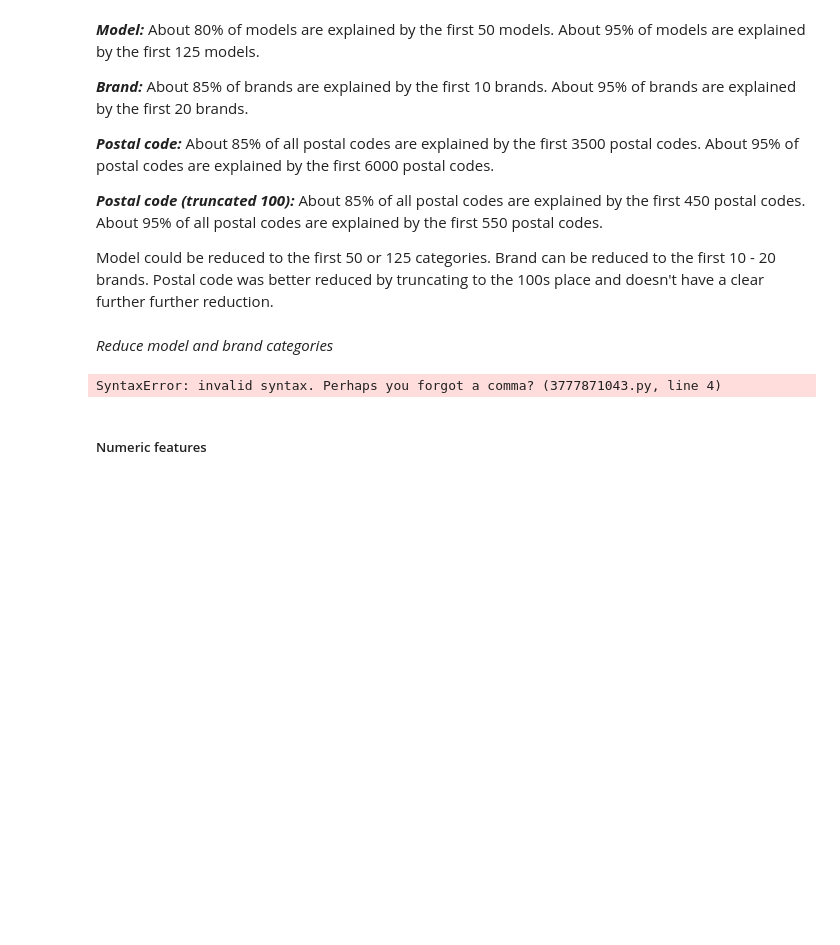
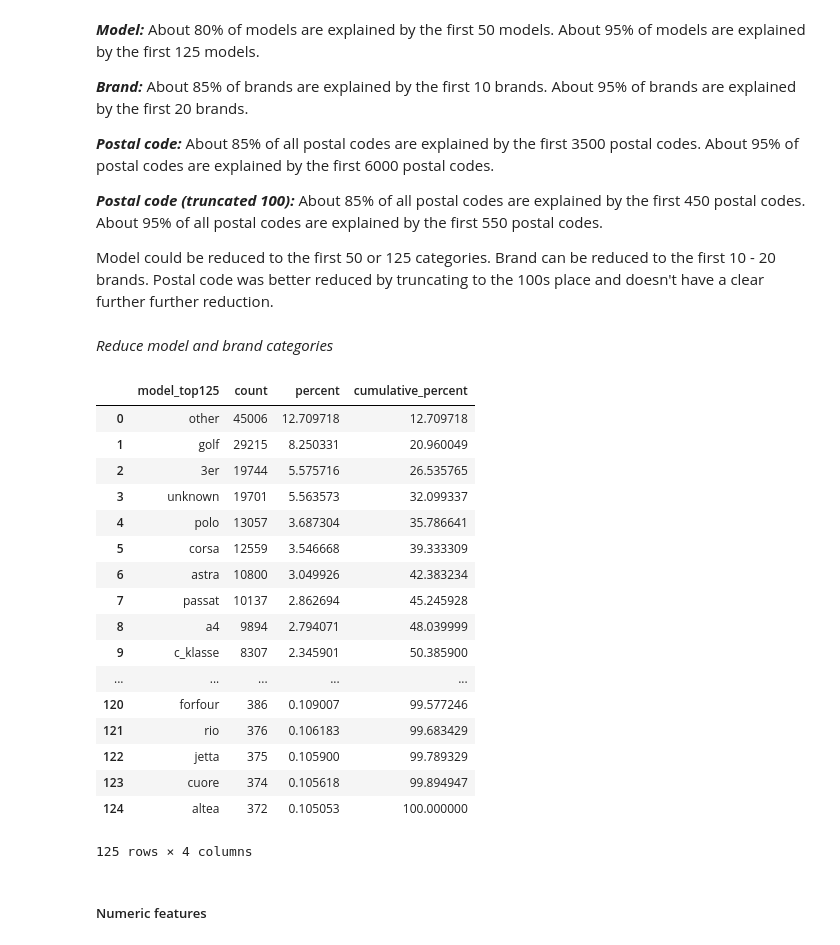
Before and after one commit to kellyshreeve/predicting-used-car-price, a Jupyter notebook: car_price_analysis.ipynb, the cells around one changed output. Drawn from its saved outputs; the diff is of its cells as text; code cells hidden in the pictures; blank space fills up the shorter version.

```diff
--- a/car_price_analysis.ipynb
+++ b/car_price_analysis.ipynb
@@ -450,11 +453,37 @@ Model could be reduced to the first 50 or 125 categories. Brand can be reduced t
 *Reduce model and brand categories*
 # %%
 # Create model feature with categories reduced to top 100 models
-top_100 = freq_model.loc[0:99, 'model']
+top_125 = freq_model.loc[0:124, 'model'].to_list()
 
-cars['model_top100'] = cars.query('model' isin top_100)
+def model_reduction(x):
+    if x in top_125:
+        return x
+    else:
+        return 'other'
+
+cars['model_top125'] = cars['model'].apply(model_reduction)
+
+freq_model_top125 = freq_table(cars, 'model_top125')
+display(freq_model_top125)
 # %% [output]
+|  | model_top125 | count | percent | cumulative_percent |
+| 0 | other | 45006 | 12.709718 | 12.709718 |
+| 1 | golf | 29215 | 8.250331 | 20.960049 |
+| 2 | 3er | 19744 | 5.575716 | 26.535765 |
+| 3 | unknown | 19701 | 5.563573 | 32.099337 |
+| 4 | polo | 13057 | 3.687304 | 35.786641 |
+| 5 | corsa | 12559 | 3.546668 | 39.333309 |
+| 6 | astra | 10800 | 3.049926 | 42.383234 |
+| 7 | passat | 10137 | 2.862694 | 45.245928 |
+| 8 | a4 | 9894 | 2.794071 | 48.039999 |
+| 9 | c_klasse | 8307 | 2.345901 | 50.385900 |
+| ... | ... | ... | ... | ... |
+| 120 | forfour | 386 | 0.109007 | 99.577246 |
+| 121 | rio | 376 | 0.106183 | 99.683429 |
+| 122 | jetta | 375 | 0.105900 | 99.789329 |
+| 123 | cuore | 374 | 0.105618 | 99.894947 |
+| 124 | altea | 372 | 0.105053 | 100.000000 |
-SyntaxError: invalid syntax. Perhaps you forgot a comma? (3777871043.py, line 4)
+125 rows × 4 columns
 # %% [markdown]
 ##### Numeric features
 # %% [markdown]
```
Also changed, not shown: parts of 14 cells of this notebook.
